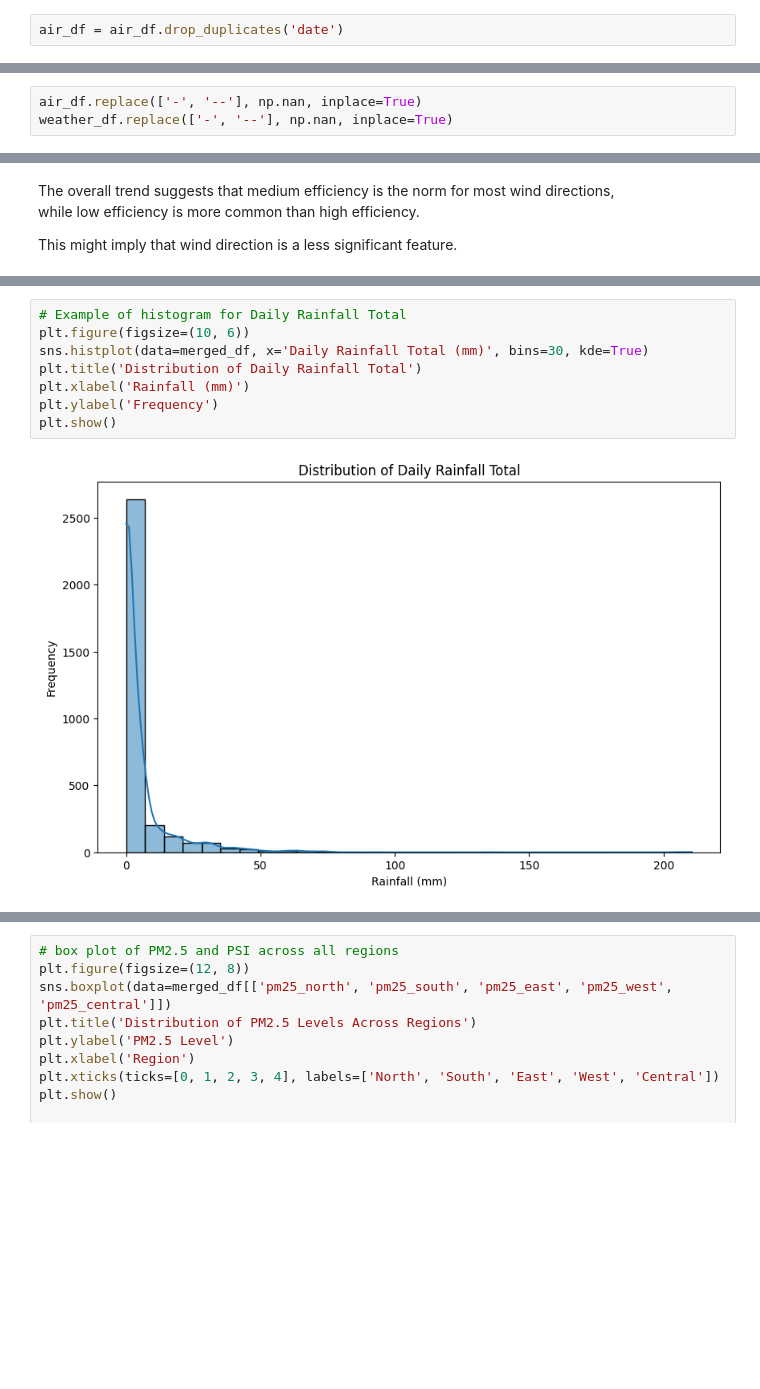
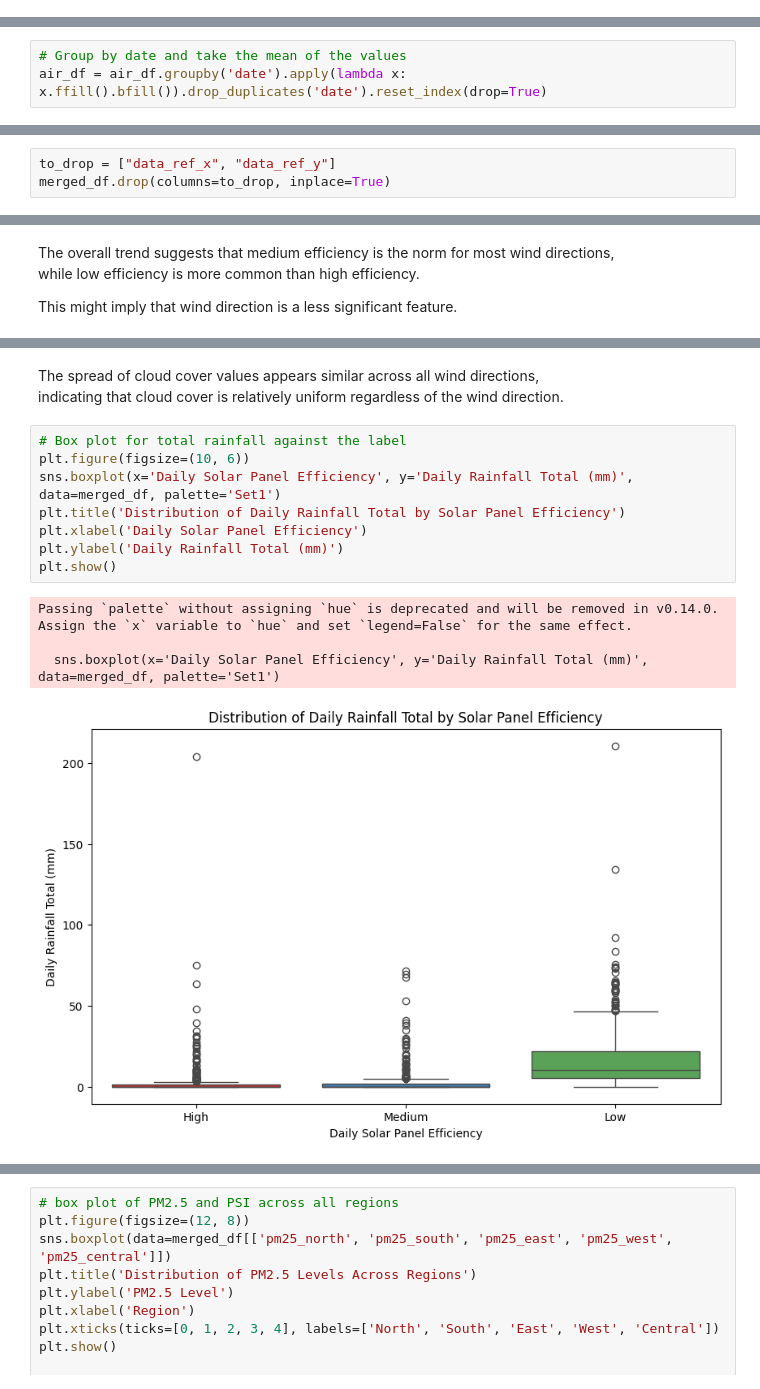
Before and after one commit to lxxxng/SolarPanelEfficiencyPrediction, a Jupyter notebook: eda.ipynb, the cells around one changed output, grey strips where cells are left out. Drawn from its saved outputs; the diff is of its cells as text; blank space fills up the shorter version.

```diff
--- a/eda.ipynb
+++ b/eda.ipynb
@@ -275,2 +277,0 @@ Since there are only 39 date duplicates in air_df, I will just remove it.
-# %%
-air_df = air_df.drop_duplicates('date')
@@ -277 +304,4 @@ air_df = air_df.drop_duplicates('date')
+# %%
+# Group by date and take the mean of the values
+air_df = air_df.groupby('date').apply(lambda x: x.ffill().bfill()).drop_duplicates('date').reset_index(drop=True)
 # %%
@@ -290,8 +319,5 @@ It will be easier to merge the datasets.
 - replace negative values of the 2 features in weather_df to null
 - replace the null (missing) values with mean
-# %%
-air_df.replace(['-', '--'], np.nan, inplace=True)
-weather_df.replace(['-', '--'], np.nan, inplace=True)
 # %%
 weather_df[['Wet Bulb Temperature (deg C)', 'Max Wind Speed (km/h)']] = \
 weather_df[['Wet Bulb Temperature (deg C)', 'Max Wind Speed (km/h)']].map(lambda x: np.nan if x < 0 else x)
@@ -453,4 +481,7 @@ Column 'data_ref_y' has 3197 unique values
 2. Check for unique values in 'dew point category' and 'wind direction'.
+# %%
+to_drop = ["data_ref_x", "data_ref_y"]
+merged_df.drop(columns=to_drop, inplace=True)
 # %%
 # checking 'wind direction'
 unique_values = merged_df['Wind Direction'].unique()
@@ -623,10 +639,16 @@ This might imply that wind direction is a less significant feature.
+# %% [markdown]
+The spread of cloud cover values appears similar across all wind directions, \
+indicating that cloud cover is relatively uniform regardless of the wind direction.
 # %%
-# Example of histogram for Daily Rainfall Total
+# Box plot for total rainfall against the label
 plt.figure(figsize=(10, 6))
-sns.histplot(data=merged_df, x='Daily Rainfall Total (mm)', bins=30, kde=True)
-plt.title('Distribution of Daily Rainfall Total')
-plt.xlabel('Rainfall (mm)')
-plt.ylabel('Frequency')
+sns.boxplot(x='Daily Solar Panel Efficiency', y='Daily Rainfall Total (mm)', data=merged_df, palette='Set1')
+plt.title('Distribution of Daily Rainfall Total by Solar Panel Efficiency')
+plt.xlabel('Daily Solar Panel Efficiency')
+plt.ylabel('Daily Rainfall Total (mm)')
 plt.show()
 # %% [output]
+Passing `palette` without assigning `hue` is deprecated and will be removed in v0.14.0. Assign the `x` variable to `hue` and set `legend=False` for the same effect.
+
+  sns.boxplot(x='Daily Solar Panel Efficiency', y='Daily Rainfall Total (mm)', data=merged_df, palette='Set1')
-[figure, old version]
+[figure, new version]
```
Also changed, not shown: parts of 55 cells of this notebook, 1 other file.
